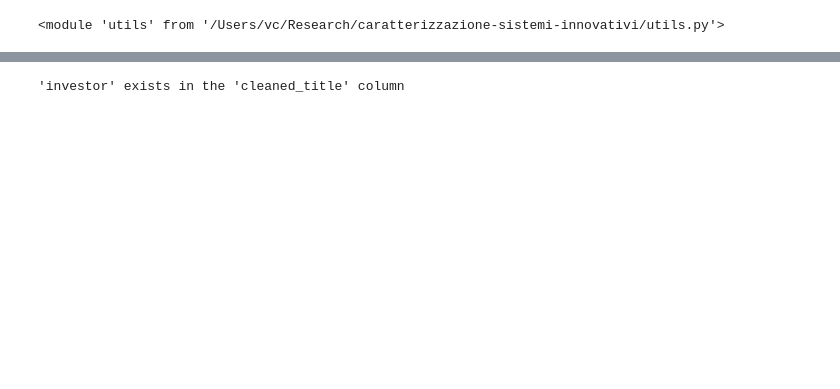
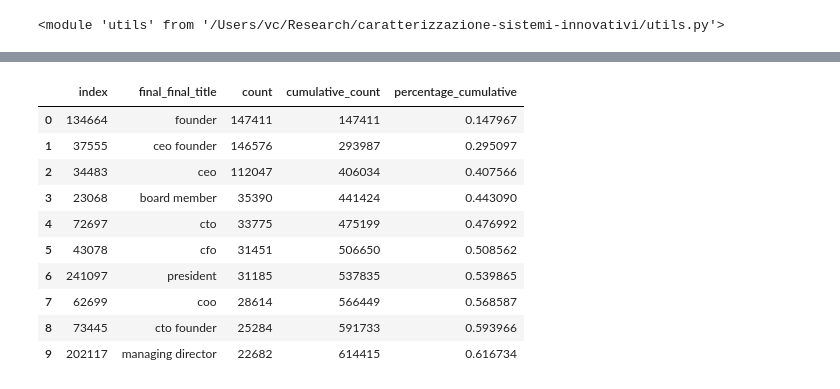
Before and after one commit to DarioZappala/caratterizzazione-sistemi-innovativi, a Jupyter notebook: fingerprint.ipynb, the cells around one changed output, grey strips where cells are left out. Cells and saved outputs as stored; diff of their text form; code cells hidden in the pictures; blank space fills up the shorter version.

```diff
--- a/fingerprint.ipynb
+++ b/fingerprint.ipynb
@@ -195,0 +327,18 @@ cumulative_chief[cumulative_chief.cleaned_title]
+# %%
+# Create a dictionary mapping cleaned_title to abbreviated_cleaned_title_round3
+title_mapping = chief_df.set_index('cleaned_title')['abbreviated_cleaned_title_round3'].to_dict()
+
+# Merge df1 and df2, keeping all rows from df1
+new_df = pd.merge(pple_new_roles, chief_df[['cleaned_title', 'abbreviated_cleaned_title_round3']],
+                  how='left',
+                  on='cleaned_title')
+
+# Create the final_title column
+new_df['final_title'] = new_df['cleaned_title'].where(
+    ~new_df['cleaned_title'].isin(title_mapping),
+    new_df['abbreviated_cleaned_title_round3']
+)
+
+new_df = new_df.dropna(subset=['started_on'])
+
+new_df['final_final_title'] = new_df['final_title'].apply(move_founder_to_end)
@@ -195,0 +381,31 @@ cumulative_chief[cumulative_chief.cleaned_title]
+# %%
+tmp_df = new_df\
+    .groupby('final_final_title')\
+    .size()\
+    .reset_index(name='count')\
+    .sort_values(by='count', ascending=False)\
+    .rename(columns={'index': 'three_letter_title'}).head(60)
+
+cumulative_tmp_df = (
+    tmp_df
+    .reset_index()  # Reset the index to make it a column
+    .assign(cumulative_count=lambda x: x['count'].cumsum())  # Add a new column with cumulative sum
+)
+
+norm = cumulative_tmp_df['cumulative_count'].tail(1).values[0]
+
+cumulative_tmp_df['percentage_cumulative']=cumulative_tmp_df['cumulative_count']/norm
+
+cumulative_tmp_df.head(10)
+# %% [output]
+|  | index | final_final_title | count | cumulative_count | percentage_cumulative |
+| 0 | 134664 | founder | 147411 | 147411 | 0.147967 |
+| 1 | 37555 | ceo founder | 146576 | 293987 | 0.295097 |
+| 2 | 34483 | ceo | 112047 | 406034 | 0.407566 |
+| 3 | 23068 | board member | 35390 | 441424 | 0.443090 |
+| 4 | 72697 | cto | 33775 | 475199 | 0.476992 |
+| 5 | 43078 | cfo | 31451 | 506650 | 0.508562 |
+| 6 | 241097 | president | 31185 | 537835 | 0.539865 |
+| 7 | 62699 | coo | 28614 | 566449 | 0.568587 |
+| 8 | 73445 | cto founder | 25284 | 591733 | 0.593966 |
+| 9 | 202117 | managing director | 22682 | 614415 | 0.616734 |
@@ -196,7 +433,5 @@ cumulative_chief[cumulative_chief.cleaned_title]
 # %%
-if sorted_counts_df['cleaned_title'].isin(['chief']).any():
-    print("'investor' exists in the 'cleaned_title' column")
-else:
-    print("'investor' does not exist in the 'cleaned_title' column")
+# if sorted_counts_df['cleaned_title'].isin(['investor']).any():
+#     print("'investor' exists in the 'cleaned_title' column")
+# else:
+#     print("'investor' does not exist in the 'cleaned_title' column")
-# %% [output]
-'investor' exists in the 'cleaned_title' column
```
Also changed, not shown: parts of 21 cells of this notebook.
